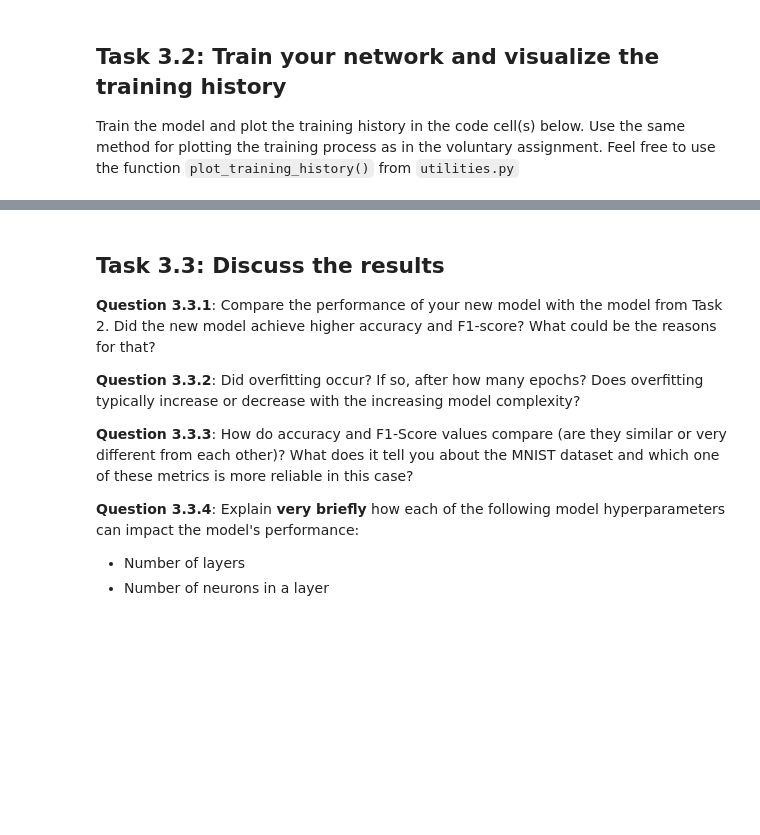
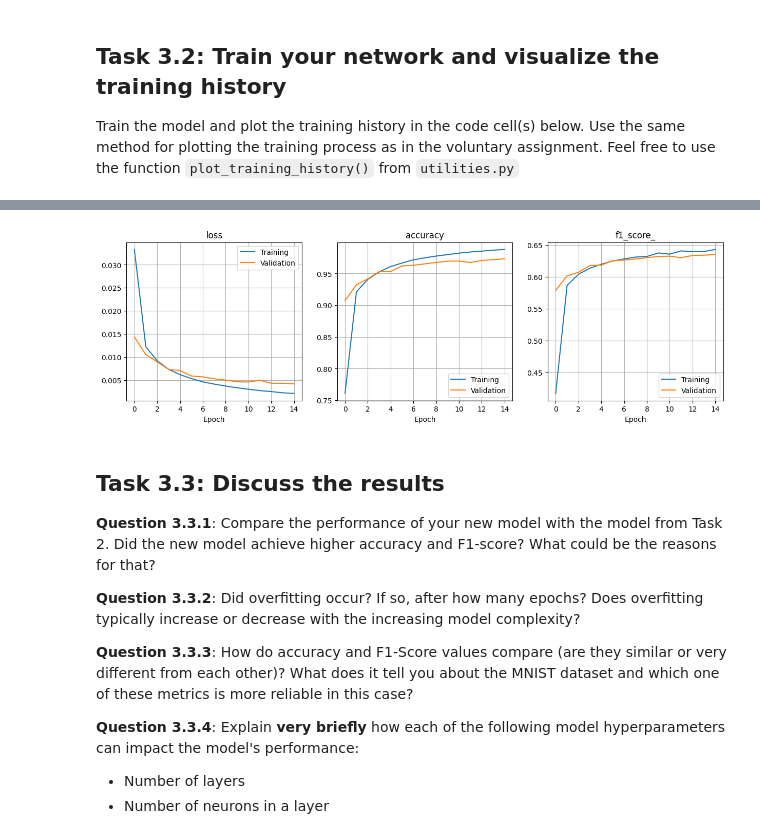
Before and after one commit to bardpedersen/DAT300, a Jupyter notebook: assignment/CA1_template/CA1_template.ipynb, the cells around one changed output, grey strips where cells are left out. Saved outputs shown, nothing was run; the diff lists cells and outputs as text; code cells hidden in the pictures; blank space fills up the shorter version.

```diff
--- a/assignment/CA1_template/CA1_template.ipynb
+++ b/assignment/CA1_template/CA1_template.ipynb
@@ -140,3 +251,19 @@ Otherwise, you are free to use whatever loss-function, optimizer and activation
 Design your network below:
 
 (Feel free to add as many code and markdown cells as you want)
+# %%
+model_cu = ks.models.Sequential(
+    [
+        ks.layers.Input((28,28)), # input layer
+        ks.layers.Flatten(),
+        ks.layers.Dense(200, activation='relu'),   # hidden layer
+        ks.layers.Dense(50, activation='relu'),   # hidden layer
+        ks.layers.Dense(20, activation='relu'),   # hidden layer
+        ks.layers.Dense(10, activation='softmax') # output layer
+        ])
+
+model_cu.summary()
+
+model_cu.compile(loss='MSE',
+              optimizer=ks.optimizers.SGD(learning_rate=0.10),
+              metrics=['accuracy', f1_score_])
@@ -143,3 +290,7 @@ Design your network below:
 # %% [markdown]
 ## Task 3.2: Train your network and visualize the training history
 Train the model and plot the training history in the code cell(s) below. Use the same method for plotting the training process as in the voluntary assignment. Feel free to use the function `plot_training_history()` from `utilities.py`
+# %%
+time_cu_start = time.time()
+train_k = model_cu.fit(X_train, y_train, epochs=15, batch_size=10, validation_split=(1/6))
+time_cu = time.time() - time_cu_start
@@ -146,3 +315,7 @@ Train the model and plot the training history in the code cell(s) below. Use the
+# %%
+plot_training_history(train_k)
+# %% [output]
+[figure, added]
 # %% [markdown]
 ## Task 3.3: Discuss the results
 **Question 3.3.1**: Compare the performance of your new model with the model from Task 2. Did the new model achieve higher accuracy and F1-score? What could be the reasons for that?
```
Also changed, not shown: parts of 20 cells of this notebook, 1 other file.
